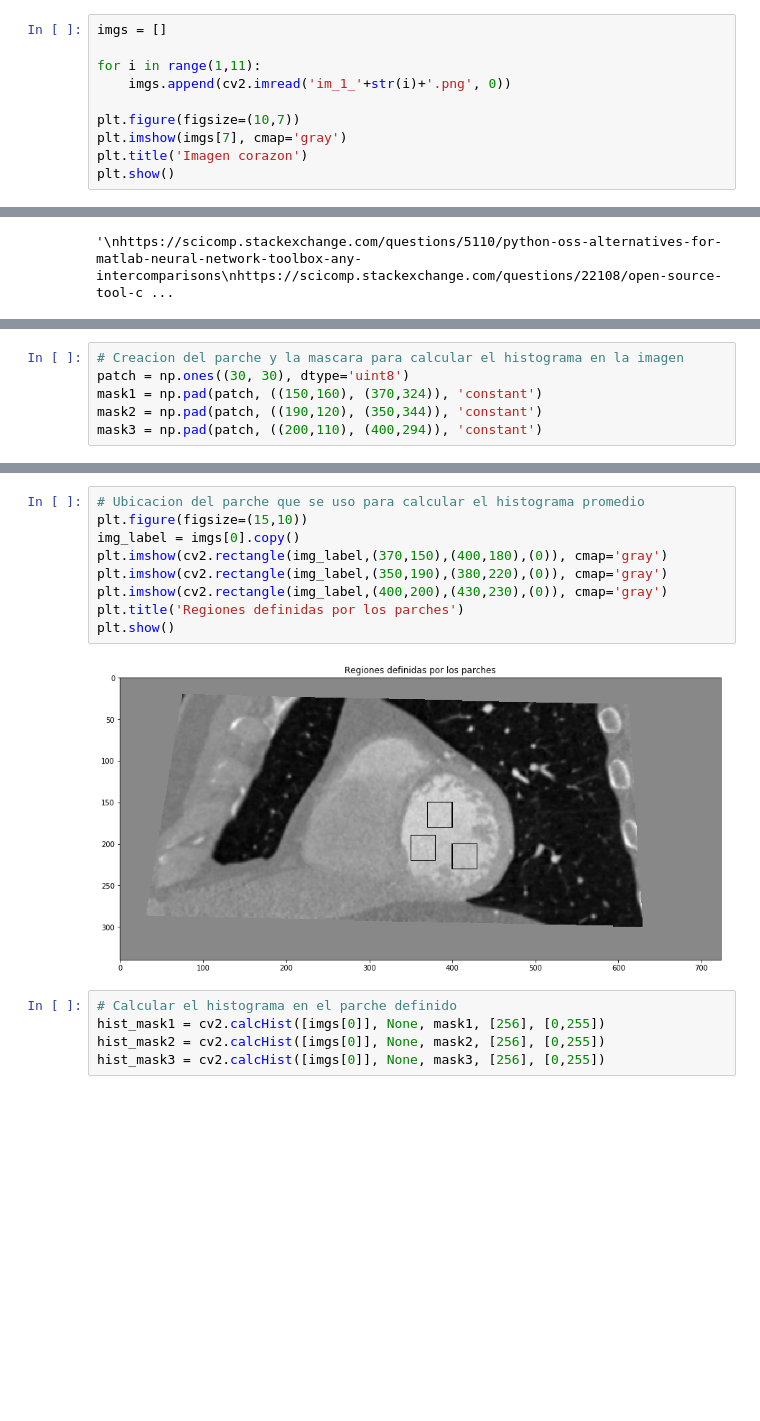
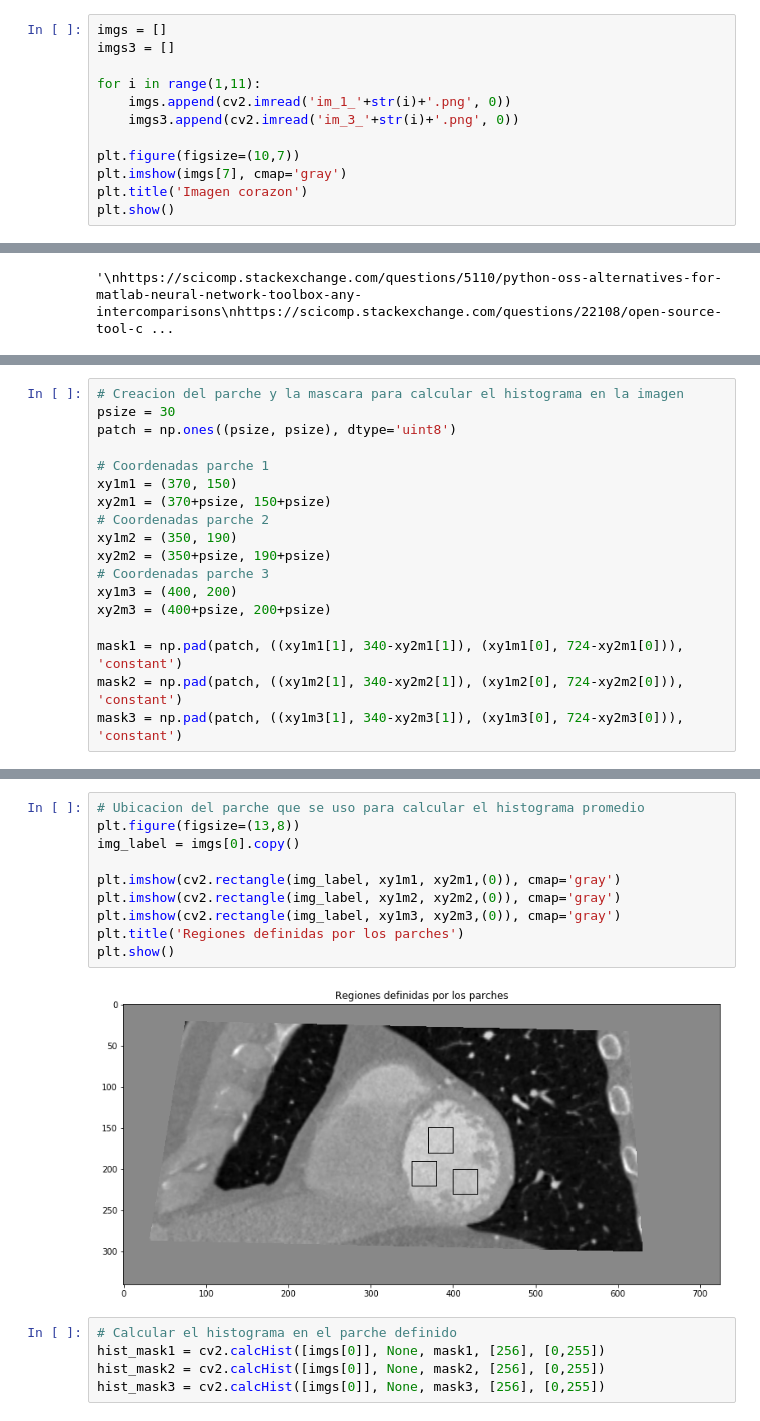
Before and after one commit to sjukdom/reconocimiento-de-patrones, a Jupyter notebook: Practica 3/Practica_3.ipynb, the cells around one changed output, grey strips where cells are left out. Drawn from its saved outputs; the diff is of its cells as text; blank space fills up the shorter version.

```diff
--- a/Practica 3/Practica_3.ipynb
+++ b/Practica 3/Practica_3.ipynb
@@ -35,8 +33,10 @@ def local_hist_eq(im, n):
 # %%
 imgs = []
+imgs3 = []
 
 for i in range(1,11):
     imgs.append(cv2.imread('im_1_'+str(i)+'.png', 0))
+    imgs3.append(cv2.imread('im_3_'+str(i)+'.png', 0))
 
 plt.figure(figsize=(10,7))
 plt.imshow(imgs[7], cmap='gray')
@@ -198,6 +204,18 @@ http://deeplearning.net/software/theano/
 # %%
 # Creacion del parche y la mascara para calcular el histograma en la imagen
-patch = np.ones((30, 30), dtype='uint8')
-mask1 = np.pad(patch, ((150,160), (370,324)), 'constant')
-mask2 = np.pad(patch, ((190,120), (350,344)), 'constant')
-mask3 = np.pad(patch, ((200,110), (400,294)), 'constant')
+psize = 30
+patch = np.ones((psize, psize), dtype='uint8')
+
+# Coordenadas parche 1
+xy1m1 = (370, 150)
+xy2m1 = (370+psize, 150+psize)
+# Coordenadas parche 2
+xy1m2 = (350, 190)
+xy2m2 = (350+psize, 190+psize)
+# Coordenadas parche 3
+xy1m3 = (400, 200)
+xy2m3 = (400+psize, 200+psize)
+
+mask1 = np.pad(patch, ((xy1m1[1], 340-xy2m1[1]), (xy1m1[0], 724-xy2m1[0])), 'constant')
+mask2 = np.pad(patch, ((xy1m2[1], 340-xy2m2[1]), (xy1m2[0], 724-xy2m2[0])), 'constant')
+mask3 = np.pad(patch, ((xy1m3[1], 340-xy2m3[1]), (xy1m3[0], 724-xy2m3[0])), 'constant')
@@ -208,14 +226,15 @@ imgs[0].shape
 # %%
 # Ubicacion del parche que se uso para calcular el histograma promedio
-plt.figure(figsize=(15,10))
+plt.figure(figsize=(13,8))
 img_label = imgs[0].copy()
-plt.imshow(cv2.rectangle(img_label,(370,150),(400,180),(0)), cmap='gray')
-plt.imshow(cv2.rectangle(img_label,(350,190),(380,220),(0)), cmap='gray')
-plt.imshow(cv2.rectangle(img_label,(400,200),(430,230),(0)), cmap='gray')
+
+plt.imshow(cv2.rectangle(img_label, xy1m1, xy2m1,(0)), cmap='gray')
+plt.imshow(cv2.rectangle(img_label, xy1m2, xy2m2,(0)), cmap='gray')
+plt.imshow(cv2.rectangle(img_label, xy1m3, xy2m3,(0)), cmap='gray')
 plt.title('Regiones definidas por los parches')
 plt.show()
 # %% [output]
-[figure, old version]
+[figure, new version]
 # %%
 # Calcular el histograma en el parche definido
 hist_mask1 = cv2.calcHist([imgs[0]], None, mask1, [256], [0,255])
```
Also changed, not shown: parts of 29 cells of this notebook.
